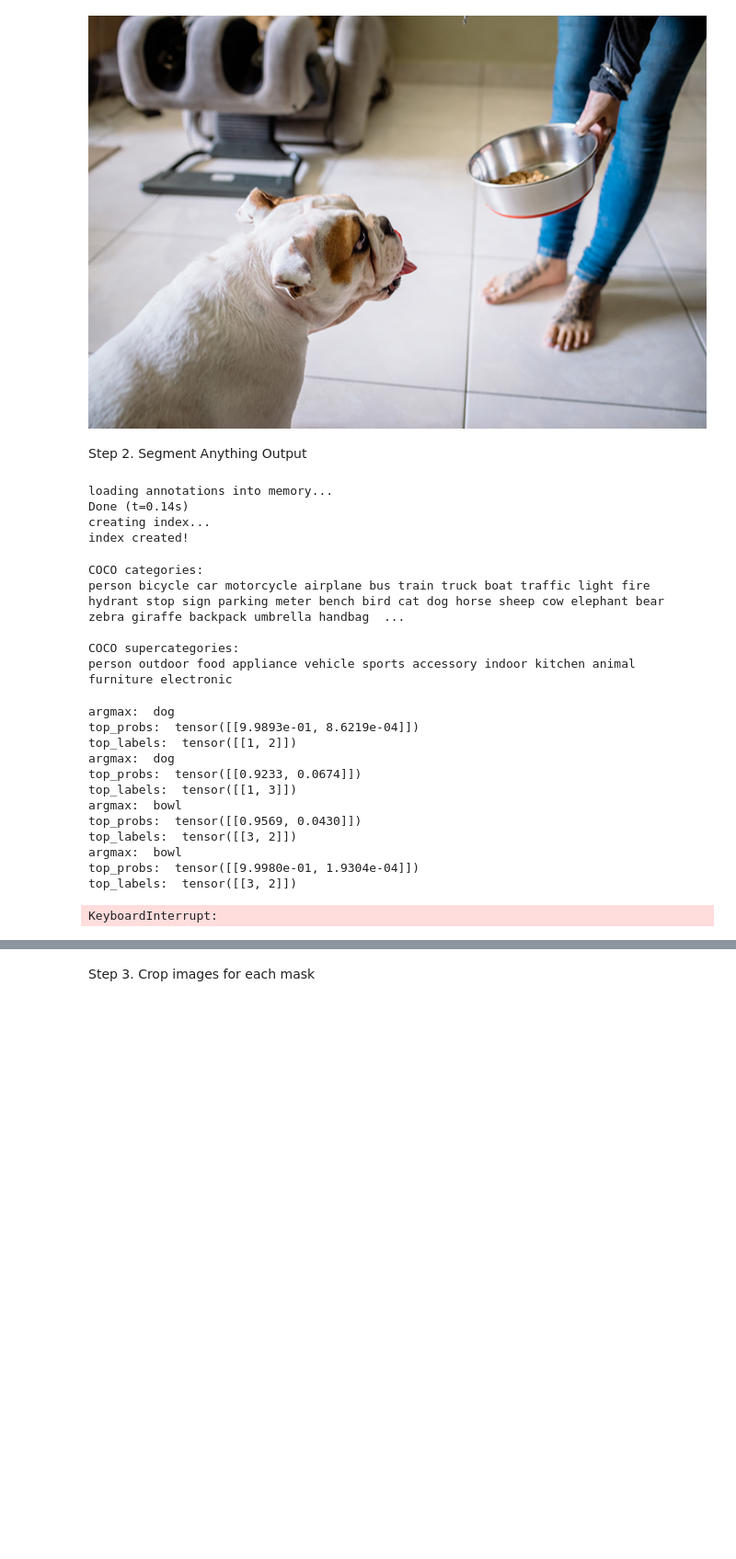
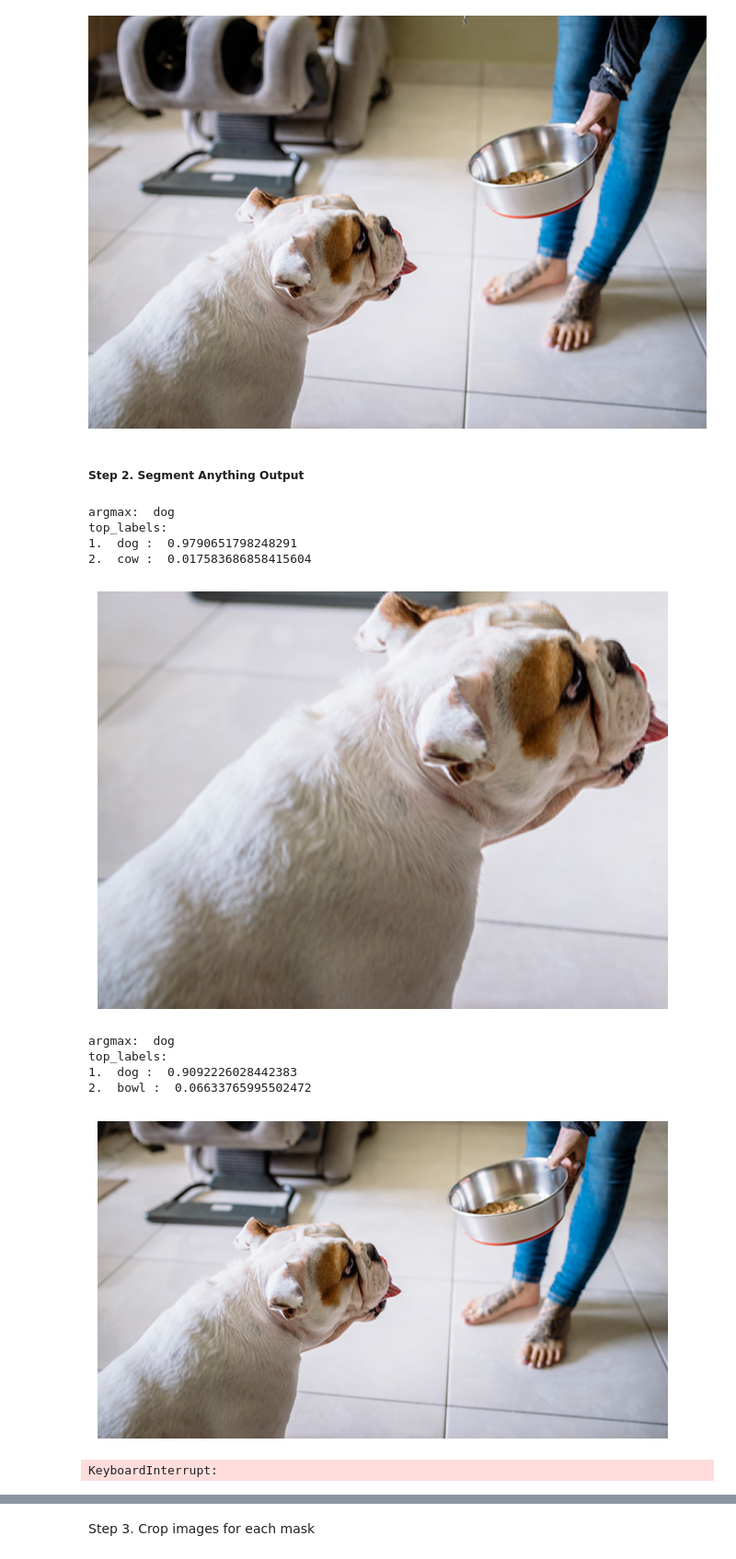
Before and after one commit to antoineross/Object-Detection-using-Segment-Anything, a Jupyter notebook: object_detection_tp.ipynb, the cells around one changed output, grey strips where cells are left out. Shown at 92% size. Saved outputs shown, nothing was run; the diff lists cells and outputs as text; code cells hidden in the pictures; blank space fills up the shorter version.

```diff
--- a/object_detection_tp.ipynb
+++ b/object_detection_tp.ipynb
@@ -33,7 +69,7 @@ Image('images/dog.jpg')
 # %% [output]
 [figure]
 # %% [markdown]
-Step 2. Segment Anything Output
+##### Step 2. Segment Anything Output
 # %%
 # Loading SAM Model
 import sys
@@ -76,76 +111,53 @@ annFile='{}/coco/annotations/{}.json'.format(dataDir,dataType)
-# %%
-# initialize COCO api for instance annotations
-coco=COCO(annFile)
-# %% [output]
-loading annotations into memory...
-Done (t=0.14s)
-creating index...
-index created!
-# %%
-# display COCO categories and supercategories
-cats = coco.loadCats(coco.getCatIds())
-nms=[cat['name'] for cat in cats]
-print('COCO categories: \n{}\n'.format(' '.join(nms)))
-
-nms = set([cat['supercategory'] for cat in cats])
-print('COCO supercategories: \n{}'.format(' '.join(nms)))
-# %% [output]
-COCO categories:
-person bicycle car motorcycle airplane bus train truck boat traffic light fire hydrant stop sign parking meter bench bird cat dog horse sheep cow elephant bear zebra giraffe backpack umbrella handbag  ...
-
-COCO supercategories:
-person outdoor food appliance vehicle sports accessory indoor kitchen animal furniture electronic
 # %%
-# Define a list of labels
-labels = ["cat", "dog", "person", "bowl"]
-
 # Tokenize the labels
 labels_tokenized = open_clip.tokenize(["This is " + desc for desc in labels])
 
 # Run through all the masks and then crop image to ask OpenClip "This is a photo of what?"
 length_masks = len(masks)
 for mask in range(length_masks):
     # crop the image AKA get the bounding box
     bbox_xywh = masks[mask]['bbox'] # the SAM model returns the bounding box in xywh format
     bbox_lurd = [bbox_xywh[0], bbox_xywh[1], bbox_xywh[0] + bbox_xywh[2],
     bbox_xywh[1] + bbox_xywh[3]] # convert the bounding box to LURD format
     cropped_image = im.crop(bbox_lurd) # Crop the image using the bounding box coordinates
-    cropped_image.convert("RGB")
-    cropped_image = transform(cropped_image).unsqueeze(0)
+    display_image = cropped_image.convert("RGB")
+    cropped_image = transform(display_image).unsqueeze(0)
 
     # ask OpenClip "This is a photo of what?"
     with torch.no_grad(), torch.cuda.amp.autocast():
         image_features = model.encode_image(cropped_image).float()
         text_features = model.encode_text(labels_tokenized).float()
 
     # Normalize the features and calculate the dot product of each pair.
     image_features /= image_features.norm(dim=-1, keepdim=True)
     text_features /= text_features.norm(dim=-1, keepdim=True)
     similarity = text_features.cpu().numpy() @ image_features.cpu().numpy().T
 
     # Get the predicted label
     predicted_label_index = similarity.argmax()
     predicted_label = labels[predicted_label_index]
 
     # get the top 2 probabilities and labels
     text_probs = (100.0 * image_features @ text_features.T).softmax(dim=-1)
     top_probs, top_labels = text_probs.cpu().topk(2, dim=-1)
 
-    print("argmax: ", predicted_label)
-    print("top_probs: ", top_probs)
-    print("top_labels: ", top_labels)
+    print("predicted label: ", predicted_label)
+    print("top_labels:\n1. ", labels[top_labels[0][0].item()], ": ", top_probs[0][0].item(),
+          "\n2. ", labels[top_labels[0][1].item()], ": ", top_probs[0][1].item())
+
+    plt.axis('off')
+    plt.imshow(display_image)
+    plt.show()
 # %% [output]
 argmax:  dog
-top_probs:  tensor([[9.9893e-01, 8.6219e-04]])
-top_labels:  tensor([[1, 2]])
-argmax:  dog
-top_probs:  tensor([[0.9233, 0.0674]])
-top_labels:  tensor([[1, 3]])
-argmax:  bowl
-top_probs:  tensor([[0.9569, 0.0430]])
-top_labels:  tensor([[3, 2]])
-argmax:  bowl
-top_probs:  tensor([[9.9980e-01, 1.9304e-04]])
-top_labels:  tensor([[3, 2]])
+top_labels:
+1.  dog :  0.9790651798248291
+2.  cow :  0.017583686858415604
+[figure, added]
-KeyboardInterrupt:
+argmax:  dog
+top_labels:
+1.  dog :  0.9092226028442383
+2.  bowl :  0.06633765995502472
+[figure, added]
+KeyboardInterrupt:
 # %%
```
Also changed, not shown: parts of 18 cells of this notebook, 1 other file.
